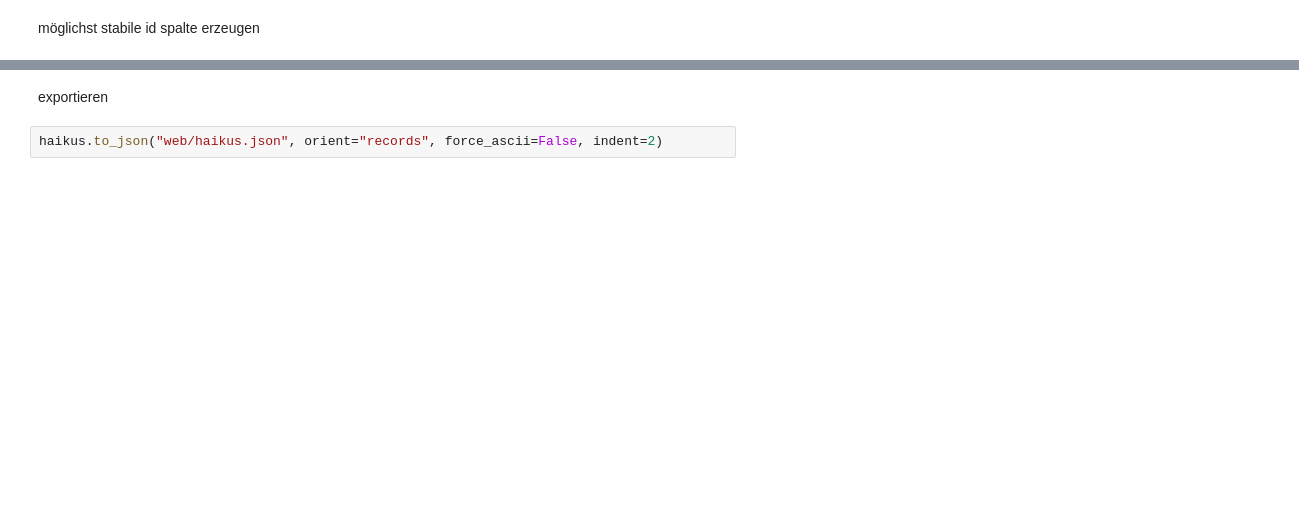
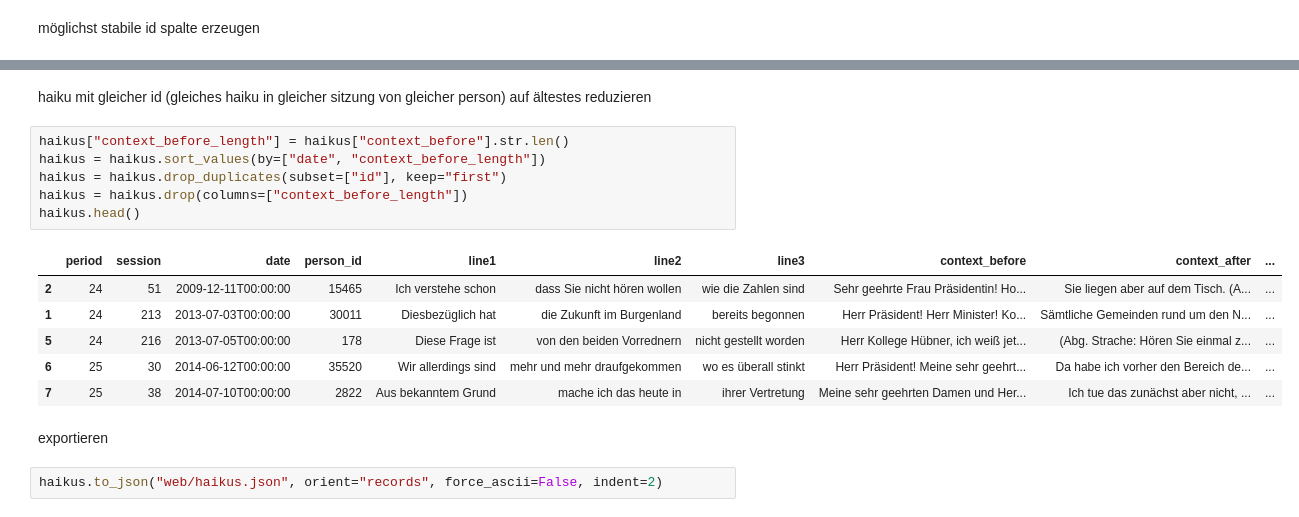
Before and after one commit to elias-gander/haiku-aus-dem-nationalrat, a Jupyter notebook: notebook.ipynb, the cells around one changed output, grey strips where cells are left out. Saved outputs shown, nothing was run; the diff lists cells and outputs as text; blank space fills up the shorter version.

```diff
--- a/notebook.ipynb
+++ b/notebook.ipynb
@@ -189,3 +231,18 @@ haikus.head()
+# %% [markdown]
+haiku mit gleicher id (gleiches haiku in gleicher sitzung von gleicher person) auf ältestes reduzieren
+# %%
+haikus["context_before_length"] = haikus["context_before"].str.len()
+haikus = haikus.sort_values(by=["date", "context_before_length"])
+haikus = haikus.drop_duplicates(subset=["id"], keep="first")
+haikus = haikus.drop(columns=["context_before_length"])
+haikus.head()
+# %% [output]
+|  | period | session | date | person_id | line1 | line2 | line3 | context_before | context_after | ... |
+| 2 | 24 | 51 | 2009-12-11T00:00:00 | 15465 | Ich verstehe schon | dass Sie nicht hören wollen | wie die Zahlen sind | Sehr geehrte Frau Präsidentin! Ho... | Sie liegen aber auf dem Tisch. (A... | ... |
+| 1 | 24 | 213 | 2013-07-03T00:00:00 | 30011 | Diesbezüglich hat | die Zukunft im Burgenland | bereits begonnen | Herr Präsident! Herr Minister! Ko... | Sämtliche Gemeinden rund um den N... | ... |
+| 5 | 24 | 216 | 2013-07-05T00:00:00 | 178 | Diese Frage ist | von den beiden Vorrednern | nicht gestellt worden | Herr Kollege Hübner, ich weiß jet... | (Abg. Strache: Hören Sie einmal z... | ... |
+| 6 | 25 | 30 | 2014-06-12T00:00:00 | 35520 | Wir allerdings sind | mehr und mehr draufgekommen | wo es überall stinkt | Herr Präsident! Meine sehr geehrt... | Da habe ich vorher den Bereich de... | ... |
+| 7 | 25 | 38 | 2014-07-10T00:00:00 | 2822 | Aus bekanntem Grund | mache ich das heute in | ihrer Vertretung | Meine sehr geehrten Damen und Her... | Ich tue das zunächst aber nicht, ... | ... |
 # %% [markdown]
 exportieren
 # %%
```
Also changed, not shown: parts of 6 cells of this notebook, 8 other files.
